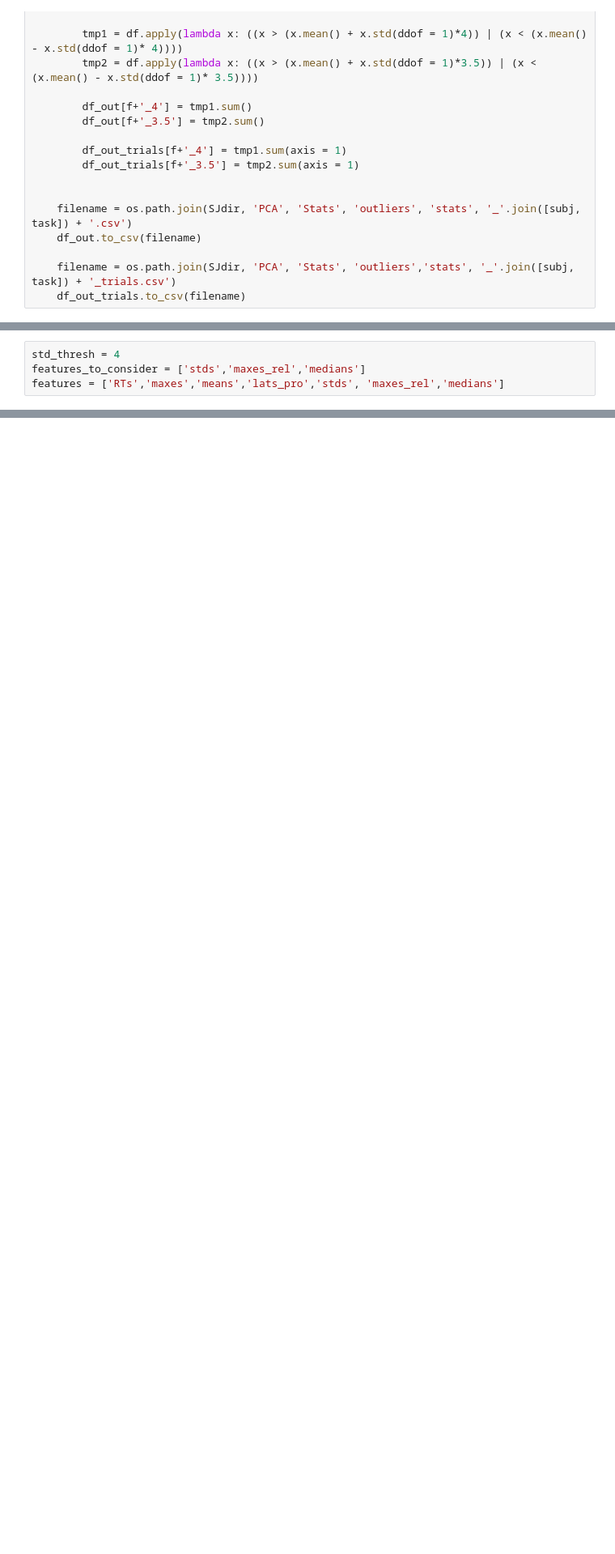
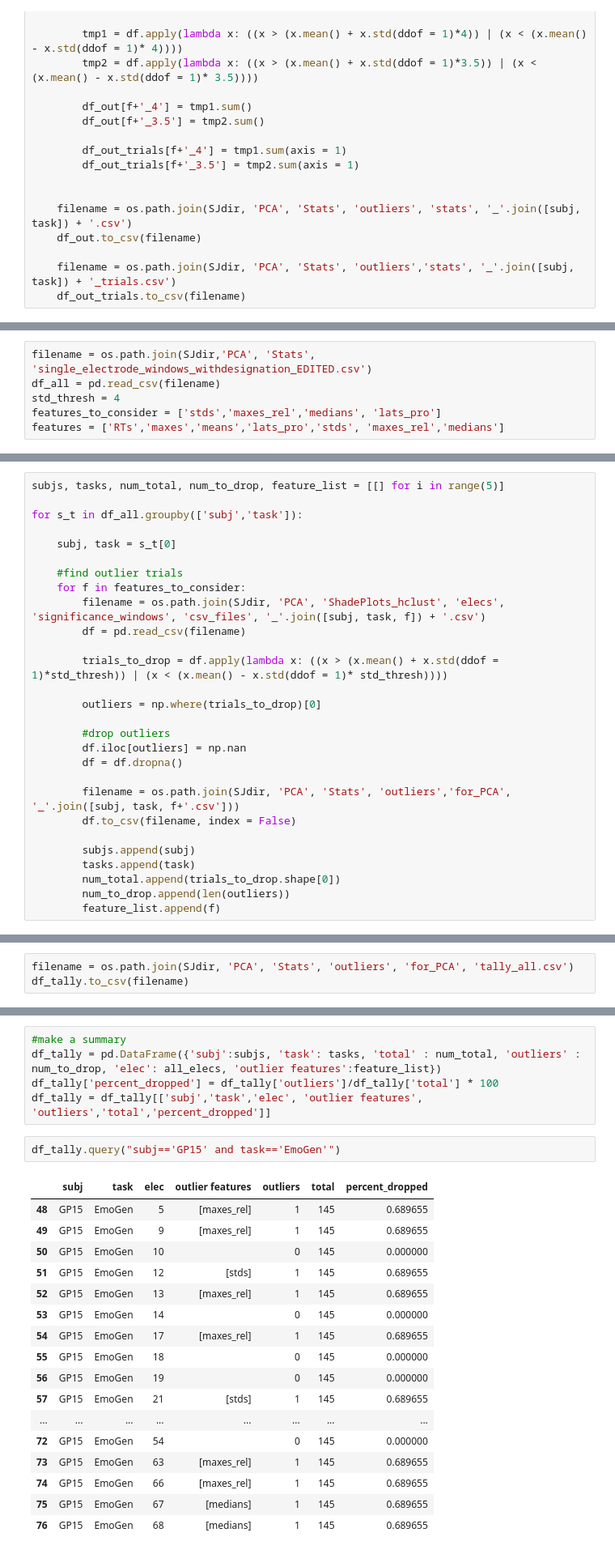
Before and after one commit to matarhaller/ECOGpy, a Jupyter notebook: elecs_values.ipynb, the cells around one changed output, grey strips where cells are left out. Shown at 81% size. Drawn from its saved outputs; the diff is of its cells as text; blank space fills up the shorter version.

Commit message:
implemented outlier rejection differently for PCA and for regression

```diff
--- a/elecs_values.ipynb
+++ b/elecs_values.ipynb
@@ -98,4 +97,6 @@ for s_t in df_all.groupby(['subj','task']):
 # %%
+filename = os.path.join(SJdir,'PCA', 'Stats', 'single_electrode_windows_withdesignation_EDITED.csv')
+df_all = pd.read_csv(filename)
 std_thresh = 4
-features_to_consider = ['stds','maxes_rel','medians']
+features_to_consider = ['stds','maxes_rel','medians', 'lats_pro']
 features = ['RTs','maxes','means','lats_pro','stds', 'maxes_rel','medians']
@@ -101,0 +107,28 @@ features = ['RTs','maxes','means','lats_pro','stds', 'maxes_rel','medians']
+# %%
+subjs, tasks, num_total, num_to_drop, feature_list = [[] for i in range(5)]
+
+for s_t in df_all.groupby(['subj','task']):
+
+    subj, task = s_t[0]
+
+    #find outlier trials
+    for f in features_to_consider:
+        filename = os.path.join(SJdir, 'PCA', 'ShadePlots_hclust', 'elecs', 'significance_windows', 'csv_files', '_'.join([subj, task, f]) + '.csv')
+        df = pd.read_csv(filename)
+
+        trials_to_drop = df.apply(lambda x: ((x > (x.mean() + x.std(ddof = 1)*std_thresh)) | (x < (x.mean() - x.std(ddof = 1)* std_thresh))))
+
+        outliers = np.where(trials_to_drop)[0]
+
+        #drop outliers
+        df.iloc[outliers] = np.nan
+        df = df.dropna()
+
+        filename = os.path.join(SJdir, 'PCA', 'Stats', 'outliers','for_PCA', '_'.join([subj, task, f+'.csv']))
+        df.to_csv(filename, index = False)
+
+        subjs.append(subj)
+        tasks.append(task)
+        num_total.append(trials_to_drop.shape[0])
+        num_to_drop.append(len(outliers))
+        feature_list.append(f)
@@ -101,0 +140,3 @@ features = ['RTs','maxes','means','lats_pro','stds', 'maxes_rel','medians']
+# %%
+filename = os.path.join(SJdir, 'PCA', 'Stats', 'outliers', 'for_PCA', 'tally_all.csv')
+df_tally.to_csv(filename)
@@ -101,0 +207,25 @@ features = ['RTs','maxes','means','lats_pro','stds', 'maxes_rel','medians']
+# %%
+#make a summary
+df_tally = pd.DataFrame({'subj':subjs, 'task': tasks, 'total' : num_total, 'outliers' : num_to_drop, 'elec': all_elecs, 'outlier features':feature_list})
+df_tally['percent_dropped'] = df_tally['outliers']/df_tally['total'] * 100
+df_tally = df_tally[['subj','task','elec', 'outlier features', 'outliers','total','percent_dropped']]
+# %%
+df_tally.query("subj=='GP15' and task=='EmoGen'")
+# %% [output]
+|  | subj | task | elec | outlier features | outliers | total | percent_dropped |
+| 48 | GP15 | EmoGen | 5 | [maxes_rel] | 1 | 145 | 0.689655 |
+| 49 | GP15 | EmoGen | 9 | [maxes_rel] | 1 | 145 | 0.689655 |
+| 50 | GP15 | EmoGen | 10 |  | 0 | 145 | 0.000000 |
+| 51 | GP15 | EmoGen | 12 | [stds] | 1 | 145 | 0.689655 |
+| 52 | GP15 | EmoGen | 13 | [maxes_rel] | 1 | 145 | 0.689655 |
+| 53 | GP15 | EmoGen | 14 |  | 0 | 145 | 0.000000 |
+| 54 | GP15 | EmoGen | 17 | [maxes_rel] | 1 | 145 | 0.689655 |
+| 55 | GP15 | EmoGen | 18 |  | 0 | 145 | 0.000000 |
+| 56 | GP15 | EmoGen | 19 |  | 0 | 145 | 0.000000 |
+| 57 | GP15 | EmoGen | 21 | [stds] | 1 | 145 | 0.689655 |
+| ... | ... | ... | ... | ... | ... | ... | ... |
+| 72 | GP15 | EmoGen | 54 |  | 0 | 145 | 0.000000 |
+| 73 | GP15 | EmoGen | 63 | [maxes_rel] | 1 | 145 | 0.689655 |
+| 74 | GP15 | EmoGen | 66 | [maxes_rel] | 1 | 145 | 0.689655 |
+| 75 | GP15 | EmoGen | 67 | [medians] | 1 | 145 | 0.689655 |
+| 76 | GP15 | EmoGen | 68 | [medians] | 1 | 145 | 0.689655 |
```
Also changed, not shown: parts of 7 cells of this notebook.
